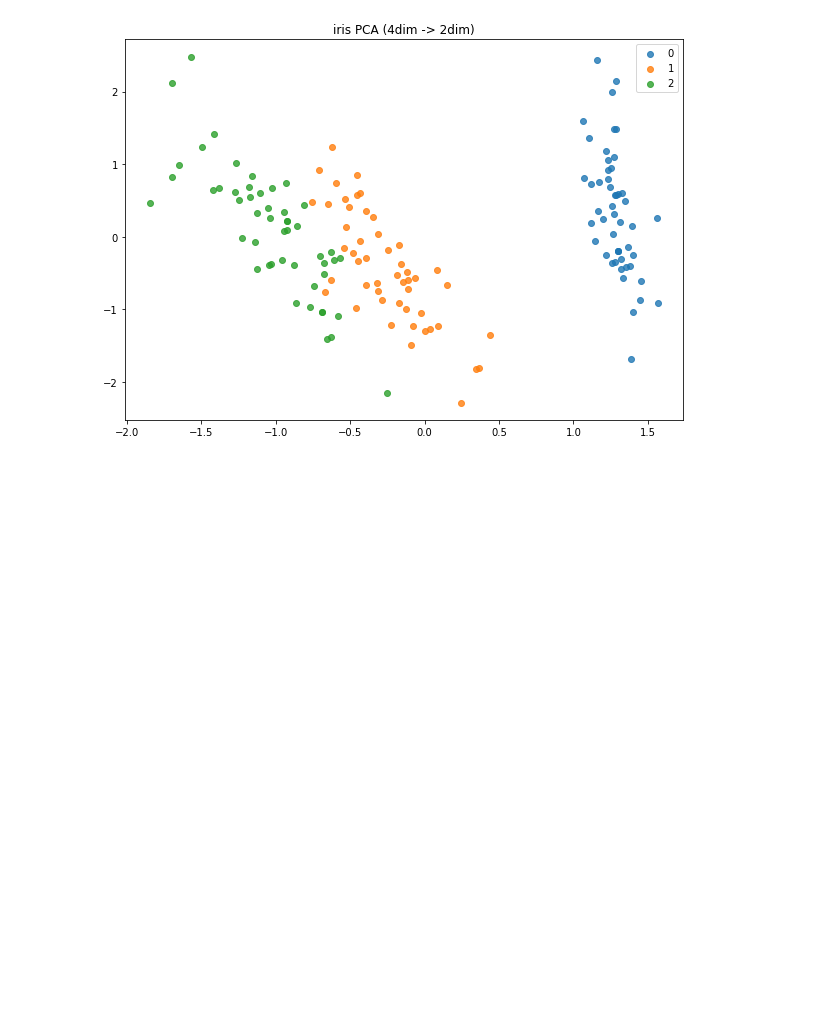
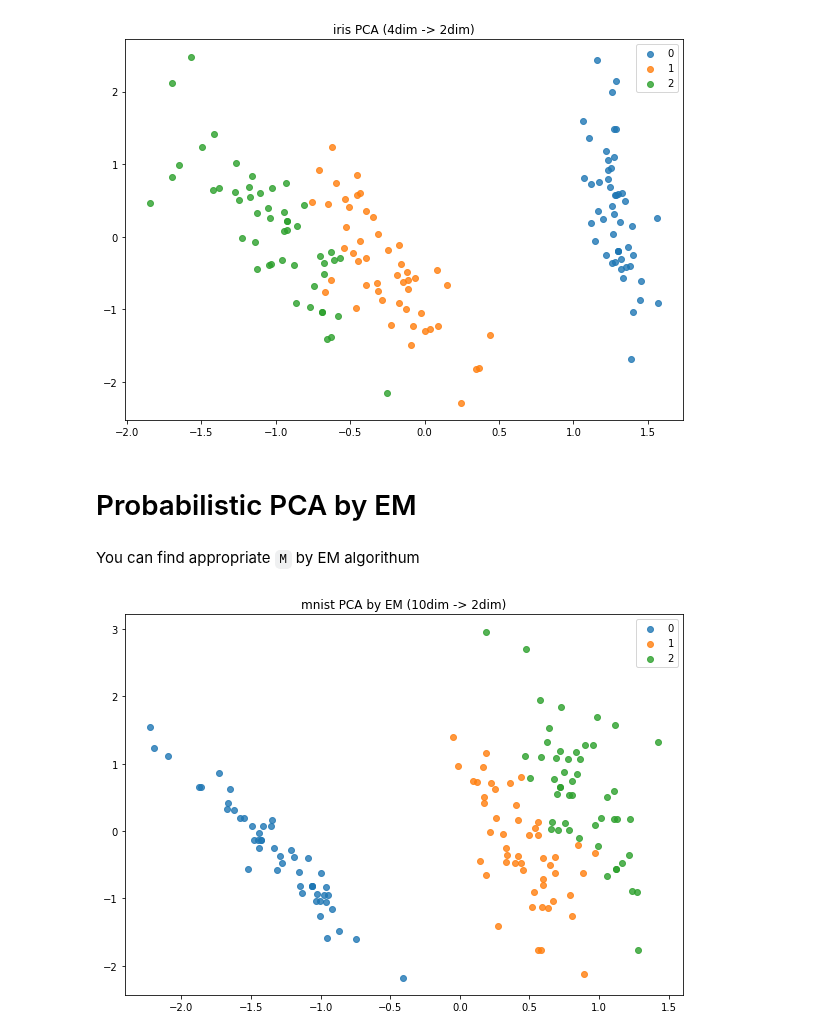
Before and after one commit to negRhlk/PRML, a Jupyter notebook: short_notebook/chapter12_short_ver.ipynb, the cells around one changed output. Saved outputs shown, nothing was run; the diff lists cells and outputs as text; code cells hidden in the pictures; blank space fills up the shorter version.

```diff
--- a/short_notebook/chapter12_short_ver.ipynb
+++ b/short_notebook/chapter12_short_ver.ipynb
@@ -74,3 +76,38 @@ plt.legend()
 plt.show()
 # %% [output]
 [figure]
+# %% [markdown]
+# Probabilistic PCA by EM
+# %% [markdown]
+You can find appropriate `M` by EM algorithum
+# %%
+X,y = load_iris()
+em = ProbabilisticPCAbyEM(max_iter=1000)
+X_proj = em.fit_transform(X,4,find_M=True)
+M = X_proj.shape[1]
+
+if M == 1:
+    fig,ax = plt.subplots(1,1,figsize=(10,7))
+    for idx,label in enumerate(np.unique(y)):
+        ax.hist(x=X_proj[y == label,0],
+                alpha=0.8,
+                label=label)
+    ax.set_title("iris PCA by EM (4dim -> 1dim)")
+    plt.legend()
+    plt.show()
+
+elif M == 2:
+    fig,axes = plt.subplots(1,1,figsize=(10,7))
+    for idx,label in enumerate(np.unique(y)):
+        axes.scatter(x=X_proj[y == label,0],
+                    y=X_proj[y == label,1],
+                    alpha=0.8,
+                    label=label)
+    axes.set_title("mnist PCA by EM (10dim -> 2dim)")
+    plt.legend()
+    plt.show()
+
+else:
+    print(f"M = {M} >= 3 ...")
+# %% [output]
+[figure, added]
```
Also changed, not shown: parts of 3 cells of this notebook, 1 other file.
